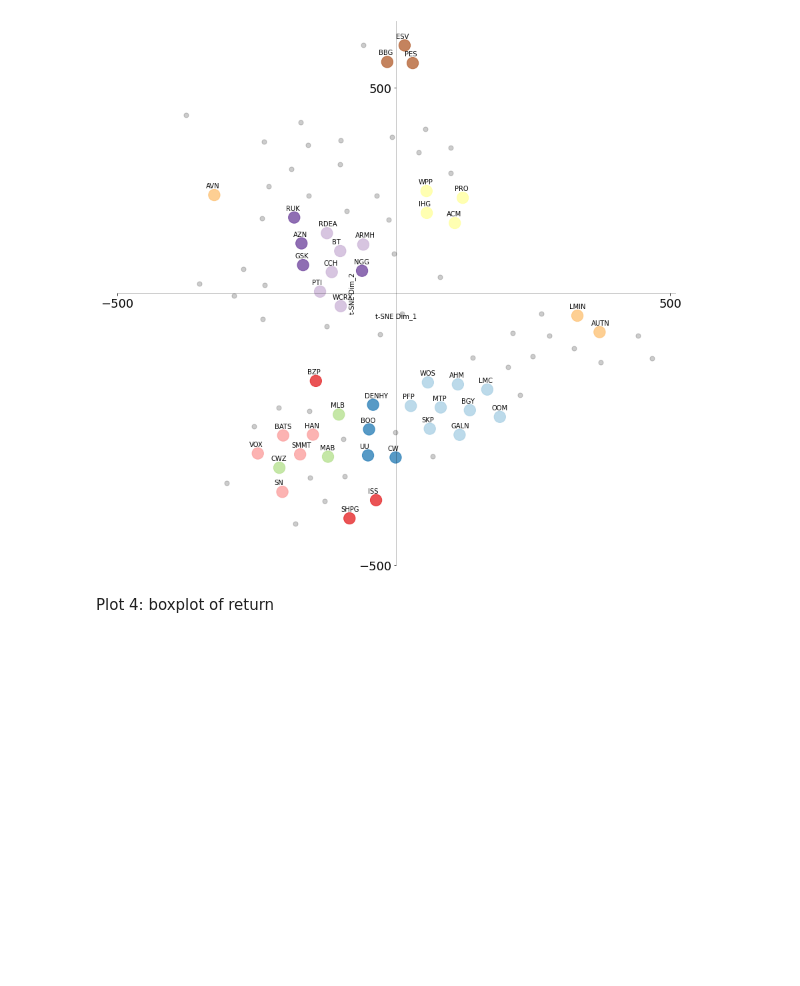
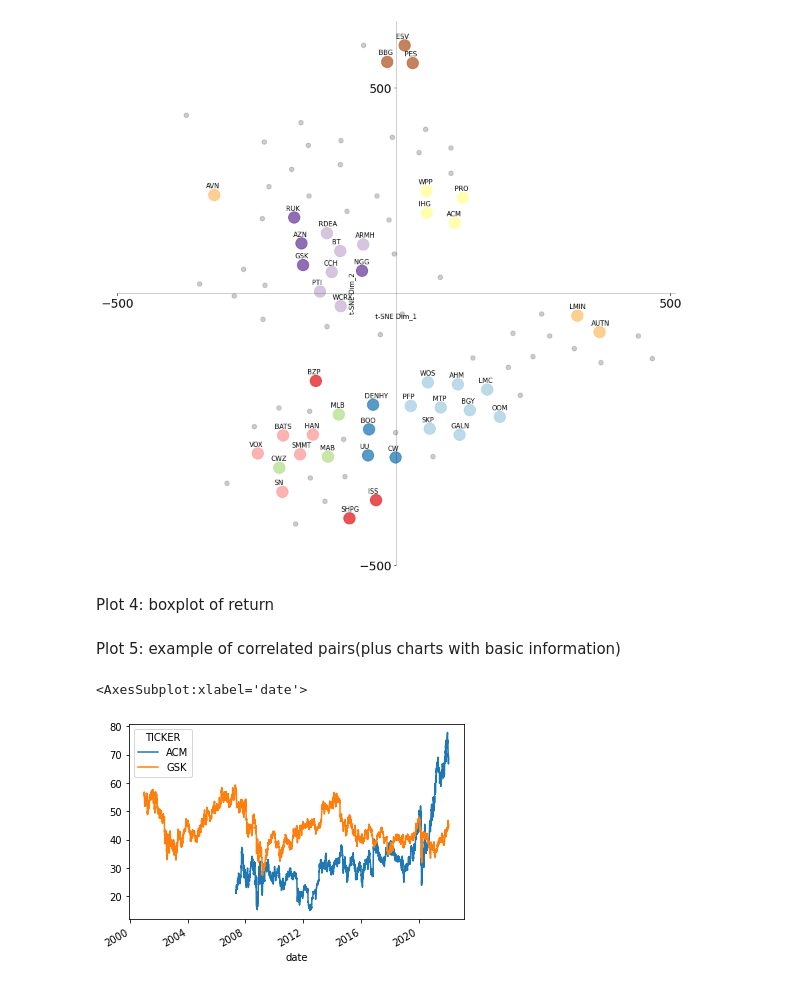
Before and after one commit to ckykevin/Enhanced_pair_trading, a Jupyter notebook: project.ipynb, the cells around one changed output. Saved outputs shown, nothing was run; the diff lists cells and outputs as text; code cells hidden in the pictures; blank space fills up the shorter version.

```diff
--- a/project.ipynb
+++ b/project.ipynb
@@ -948,3 +1052,10 @@ plot_TSNE(X,clf, clustered_series_all)
 [figure]
 # %% [markdown]
 Plot 4: boxplot of return
+# %% [markdown]
+Plot 5: example of correlated pairs(plus charts with basic information)
+# %%
+price[list(correlated_pair[14])].plot()
+# %% [output]
+<AxesSubplot:xlabel='date'>
+[figure, added]
```
Also changed, not shown: parts of 16 cells of this notebook.
